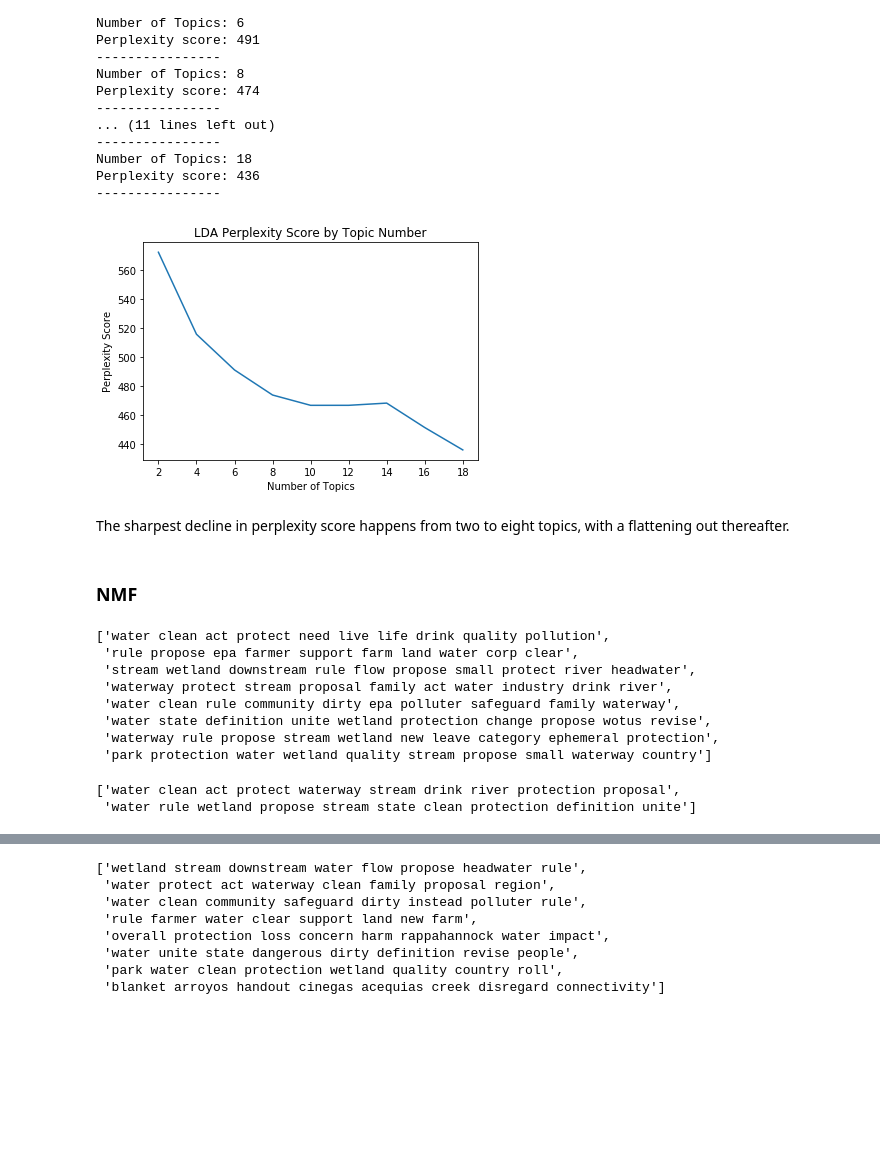
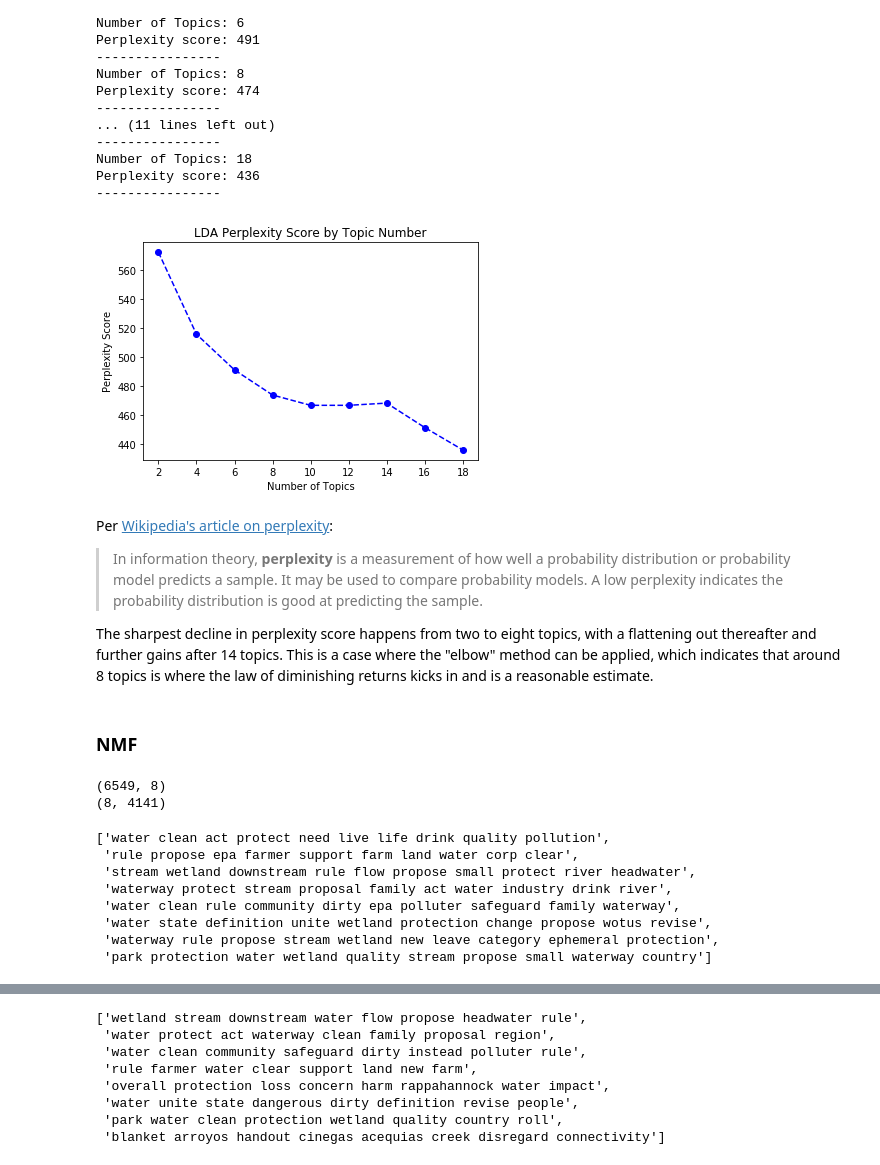
Before and after one commit to Data-Science-for-Conservation/WOTUS_Revision, a Jupyter notebook: WOTUS_analysis_2.ipynb, the cells around one changed output, grey strips where cells are left out. Saved outputs shown, nothing was run; the diff lists cells and outputs as text; code cells hidden in the pictures; blank space fills up the shorter version.

```diff
--- a/WOTUS_analysis_2.ipynb
+++ b/WOTUS_analysis_2.ipynb
@@ -336,14 +336,18 @@ Perplexity score: 436
 ----------------
 # %%
 # Plot the perplexity scores
-plt.plot(range(2, 19, 2), p);
+plt.plot(range(2, 19, 2), p, 'bo--');
 plt.title('LDA Perplexity Score by Topic Number');
 plt.ylabel('Perplexity Score');
 plt.xlabel('Number of Topics');
 # %% [output]
-[figure, old version]
+[figure, new version]
-# %% [markdown]
-The sharpest decline in perplexity score happens from two to eight topics, with a flattening out thereafter.
+# %% [markdown]
+Per [Wikipedia's article on perplexity](https://en.wikipedia.org/wiki/Perplexity):
+
+>In information theory, **perplexity** is a measurement of how well a probability distribution or probability model predicts a sample. It may be used to compare probability models. A low perplexity indicates the probability distribution is good at predicting the sample.
+
+The sharpest decline in perplexity score happens from two to eight topics, with a flattening out thereafter and further gains after 14 topics. This is a case where the "elbow" method can be applied, which indicates that around 8 topics is where the law of diminishing returns kicks in and is a reasonable estimate.
 # %% [markdown]
 ### NMF
 # %%
@@ -353,6 +357,12 @@ nmf = NMF(n_components=n_topics,
 
 W1 = nmf.fit_transform(count_data)
 H1 = nmf.components_
+# %%
+print(W1.shape)
+print(H1.shape)
+# %% [output]
+(6549, 8)
+(8, 4141)
 # %%
 show_topics(H1, vocab, 10)
 # %% [output]
@@ -375,5 +376,0 @@ norm_feats = normalize(nmf_feats)
-# %%
-show_topics(nmf_2_H1, vocab, 10)
-# %% [output]
-['water clean act protect waterway stream drink river protection proposal',
- 'water rule wetland propose stream state clean protection definition unite']
```
Also changed, not shown: parts of 9 cells of this notebook.
